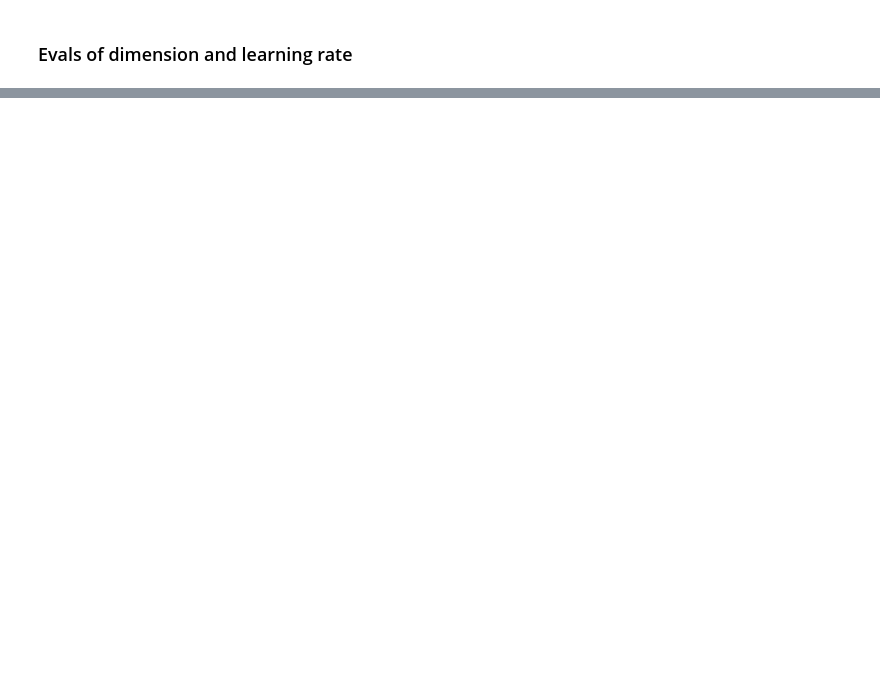
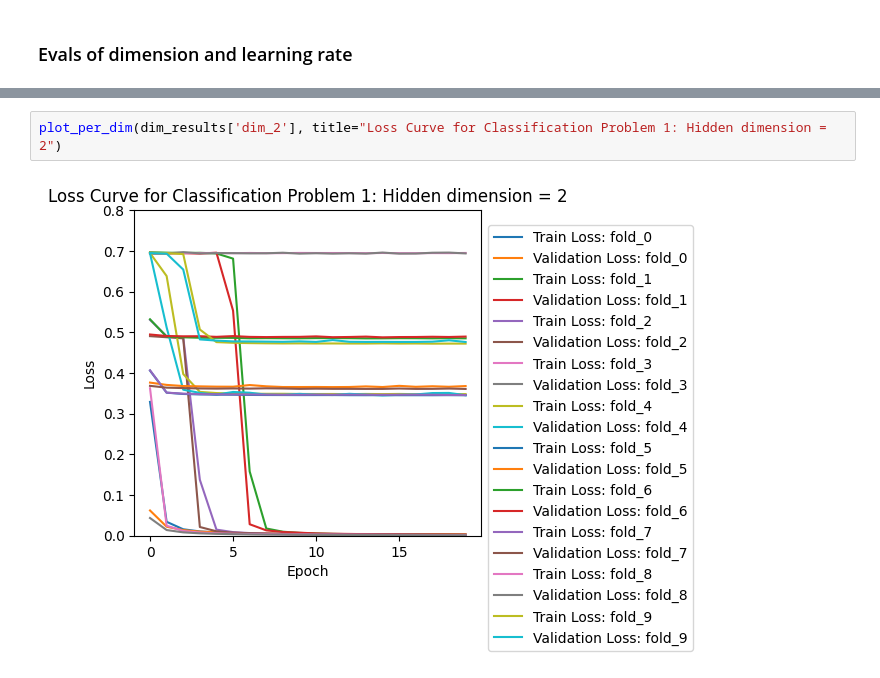
Before and after one commit to charliedekock12/ml_assign3, a Jupyter notebook: src/classification_1.ipynb, the cells around one changed output, grey strips where cells are left out. Drawn from its saved outputs; the diff is of its cells as text; blank space fills up the shorter version.

```diff
--- a/src/classification_1.ipynb
+++ b/src/classification_1.ipynb
@@ -203,0 +319,4 @@ KeyboardInterrupt:
+# %%
+plot_per_dim(dim_results['dim_2'], title="Loss Curve for Classification Problem 1: Hidden dimension = 2")
+# %% [output]
+[figure, added]
```
Also changed, not shown: parts of 40 cells of this notebook, 6 other files.
